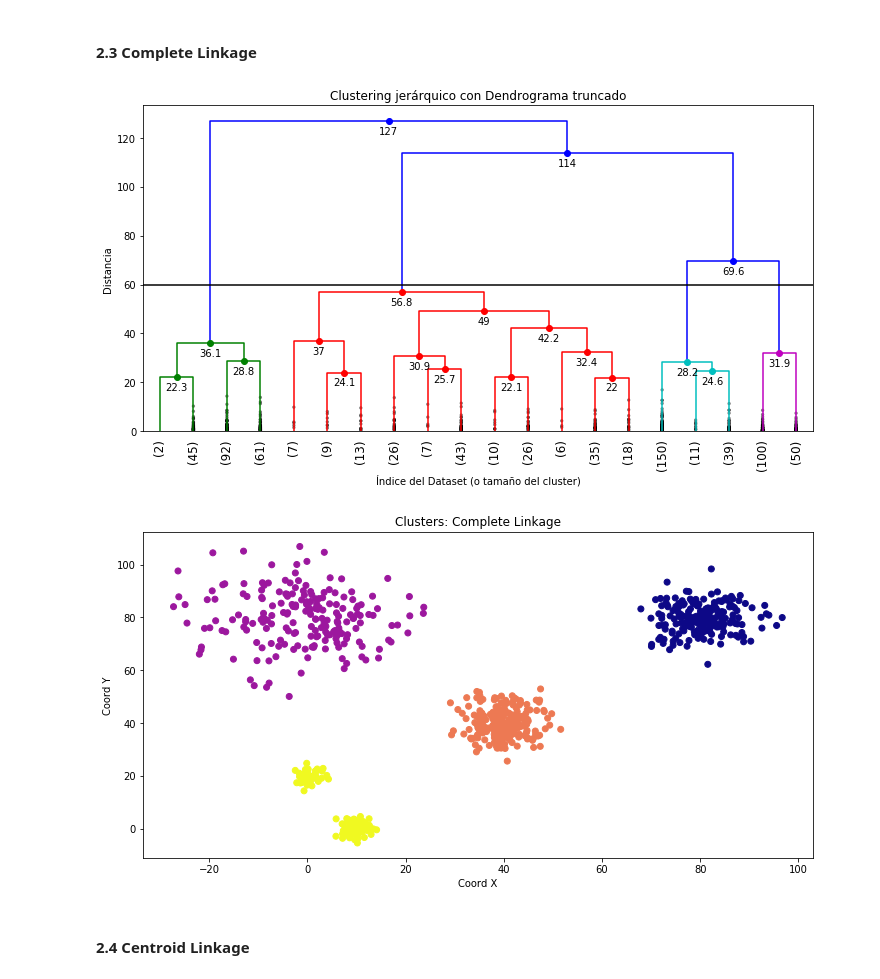
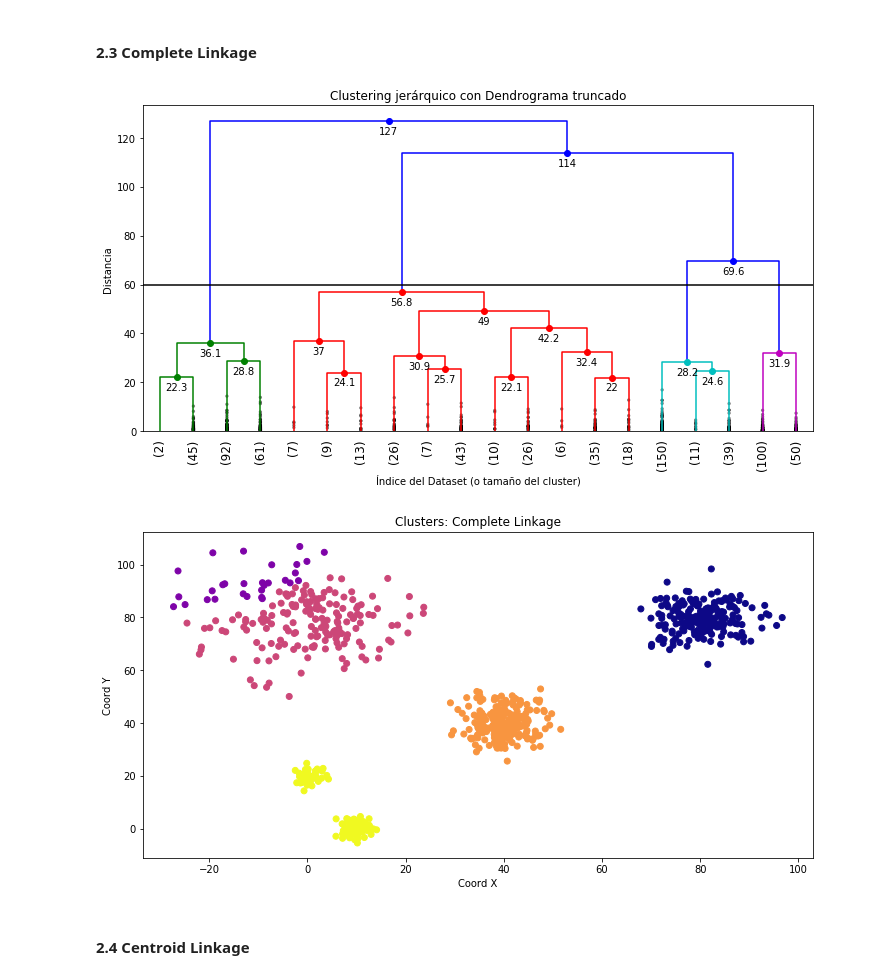
Before and after one commit to arrpak/MachineLearning, a Jupyter notebook: 09_Clustering/00_Clustering.ipynb, the cells around one changed output. Saved outputs shown, nothing was run; the diff lists cells and outputs as text; code cells hidden in the pictures.

```diff
--- a/09_Clustering/00_Clustering.ipynb
+++ b/09_Clustering/00_Clustering.ipynb
@@ -112,29 +115,29 @@ plt.show();
 # %%
 # Linkage Matrix
 Z3 = linkage(X, "complete")
 # Dendrogram
 plt.figure(figsize=(12,6))
 dendrogram_tune(Z3,truncate_mode='lastp',p=20, leaf_rotation=90., leaf_font_size=12.,
                 show_contracted=True,annotate_above=10, max_d=60)
 plt.show();
 #######################################
 #### How many clusters do we want? ####
 #######################################
 # Maximum number of Clusters
-k=4
+k=5
 clusters = fcluster(Z3, k, criterion="maxclust")
 # Distance Criterion
 # max_d=30
 # clusters = fcluster(Z3, max_d, criterion="distance")
 plt.figure(figsize=(12,6))
 plt.scatter(X[:,0], X[:,1], c = clusters, cmap="plasma")
 plt.title("Clusters: Complete Linkage")
 plt.xlabel("Coord X")
 plt.ylabel("Coord Y")
 plt.show();
 # %% [output]
 [figure]
-[figure, old version]
+[figure, new version]
 # %% [markdown]
 #### 2.4 Centroid Linkage
 # %%
```
Also changed, not shown: parts of 2 cells of this notebook.
